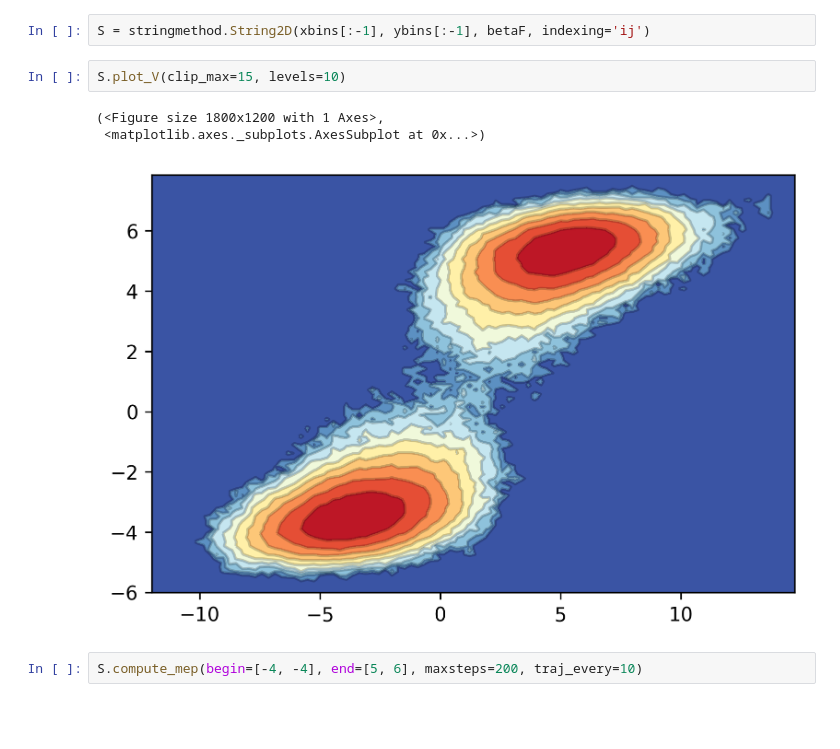
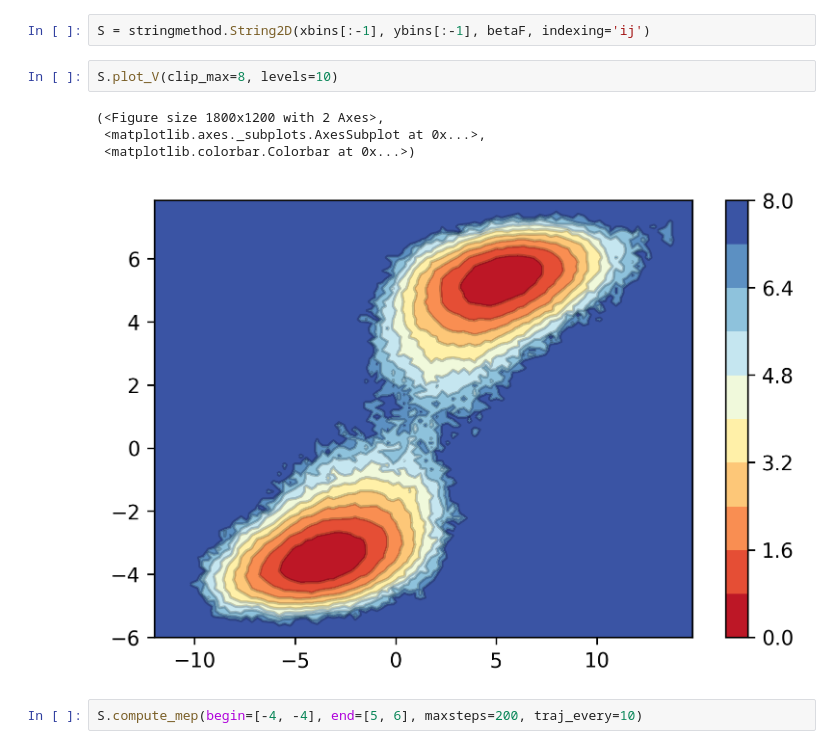
Before and after one commit to apallath/stringmethod, a Jupyter notebook: examples/2_md_trajectory_2D_string.ipynb, the cells around one changed output. Saved outputs shown, nothing was run; the diff lists cells and outputs as text; blank space fills up the shorter version.

Commit message:
Added colorbars to plots

```diff
--- a/examples/2_md_trajectory_2D_string.ipynb
+++ b/examples/2_md_trajectory_2D_string.ipynb
@@ -26,11 +26,12 @@ betaF = betaF - np.min(betaF)
 # %%
 S = stringmethod.String2D(xbins[:-1], ybins[:-1], betaF, indexing='ij')
 # %%
-S.plot_V(clip_max=15, levels=10)
+S.plot_V(clip_max=8, levels=10)
 # %% [output]
-(<Figure size 1800x1200 with 1 Axes>,
- <matplotlib.axes._subplots.AxesSubplot at 0x...>)
+(<Figure size 1800x1200 with 2 Axes>,
+ <matplotlib.axes._subplots.AxesSubplot at 0x...>,
+ <matplotlib.colorbar.Colorbar at 0x...>)
-[figure, old version]
+[figure, new version]
 # %%
 S.compute_mep(begin=[-4, -4], end=[5, 6], maxsteps=200, traj_every=10)
 # %% [output]
```
Also changed, not shown: parts of 7 cells of this notebook, 2 other files.
